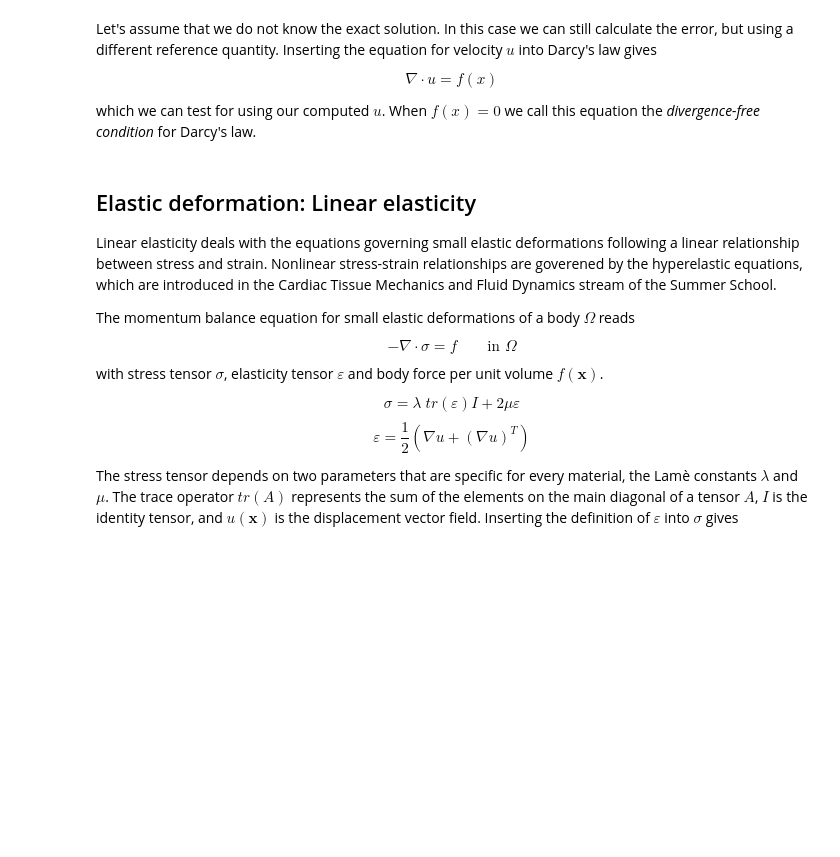
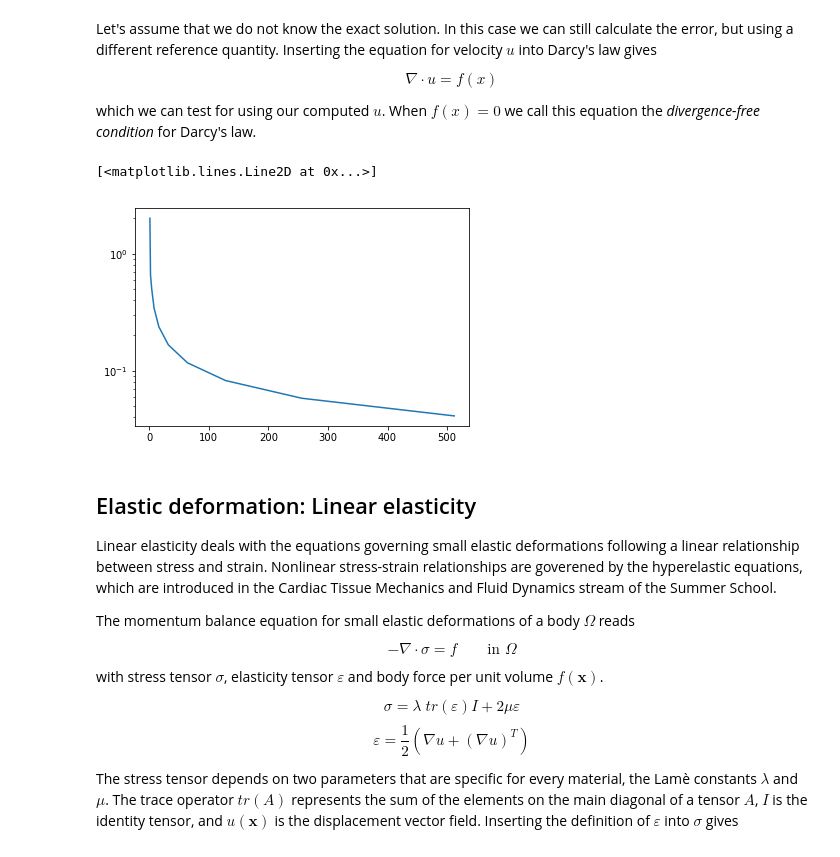
Before and after one commit to bergolho/SSCP_2019_master, a Jupyter notebook: L13 (FEniCS Mechanics)/L13_solved.ipynb, the cells around one changed output. Saved outputs shown, nothing was run; the diff lists cells and outputs as text; code cells hidden in the pictures; blank space fills up the shorter version.

```diff
--- a/L13 (FEniCS Mechanics)/L13_solved.ipynb
+++ b/L13 (FEniCS Mechanics)/L13_solved.ipynb
@@ -228,23 +273,26 @@ which we can test for using our computed $u$. When $f(x) = 0$ we call this equat
 # %%
 meshes = [2**i for i in range(10)]
 error = []
 for n in meshes:
     # Compute Darcy velocity u for given mesh resolution n
     mesh, p = darcy(n)
 
     # Divergence free reference function
     V = FunctionSpace(mesh, 'P', 1)
     u_e = interpolate(f, V)
 
     # Computed velocity
     u = project(-K * grad(p), VectorFunctionSpace(mesh, 'P', 1))
     divu = project(div(u), V)
 
     # Compute error
     e = errornorm(u_e, divu, 'L2')
     error.append(e)
 
-plt.plot(meshes, error)
+plt.semilogy(meshes, error)
+# %% [output]
+[<matplotlib.lines.Line2D at 0x...>]
+[figure, added]
 # %% [markdown]
 ## Elastic deformation: Linear elasticity
 
```
Also changed, not shown: parts of 10 cells of this notebook, 1 other file.
